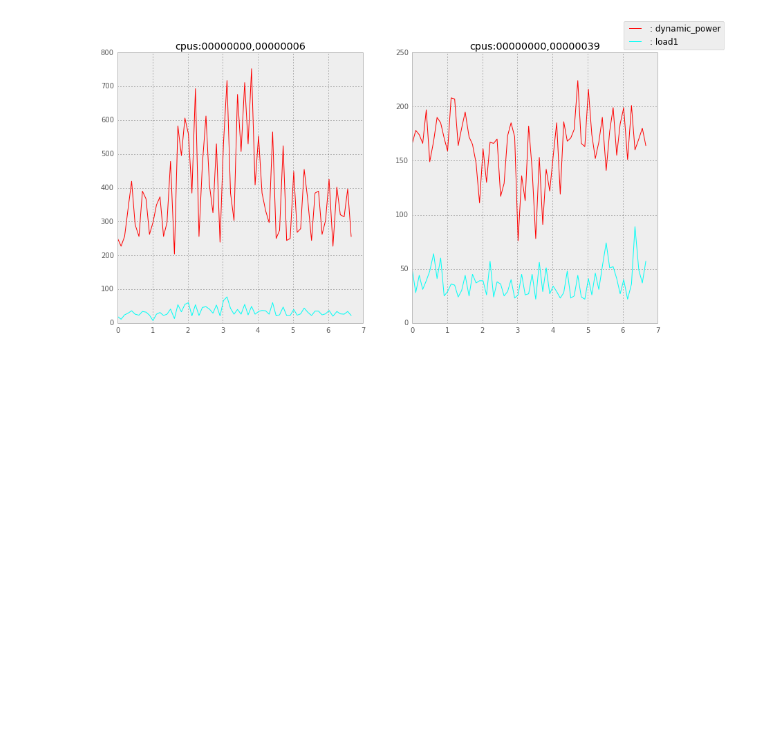
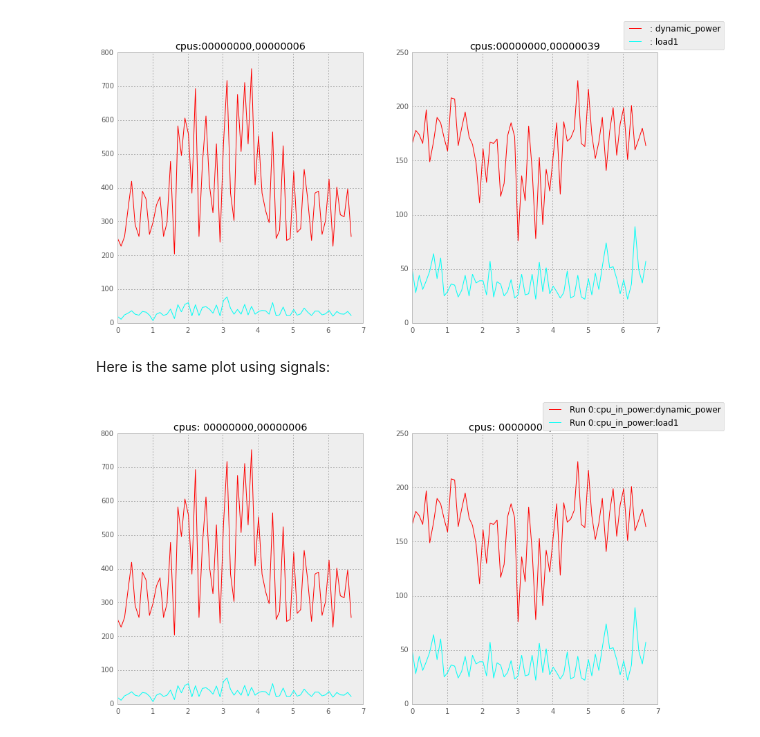
Before and after one commit to ARM-software/lisa, a Jupyter notebook: doc/Plotter.ipynb, the cells around one changed output. Cells and saved outputs as stored; diff of their text form; code cells hidden in the pictures; blank space fills up the shorter version.

```diff
--- a/doc/Plotter.ipynb
+++ b/doc/Plotter.ipynb
@@ -113,3 +124,18 @@ run2.cpu_out_power.data_frame["power"] = run1.cpu_out_power.data_frame["power"]
         l.view()
 # %% [output]
 [figure]
+# %% [markdown]
+Here is the same plot using signals:
+# %%
+        l = trappy.LinePlot(
+            run1,
+            signals=["cpu_in_power:dynamic_power",
+                     "cpu_in_power:load1"],
+            filters={
+                "cdev_state": [
+                    1,
+                    0]},
+            pivot="cpus")
+        l.view()
+# %% [output]
+[figure, added]
```
Also changed, not shown: parts of 3 cells of this notebook.
